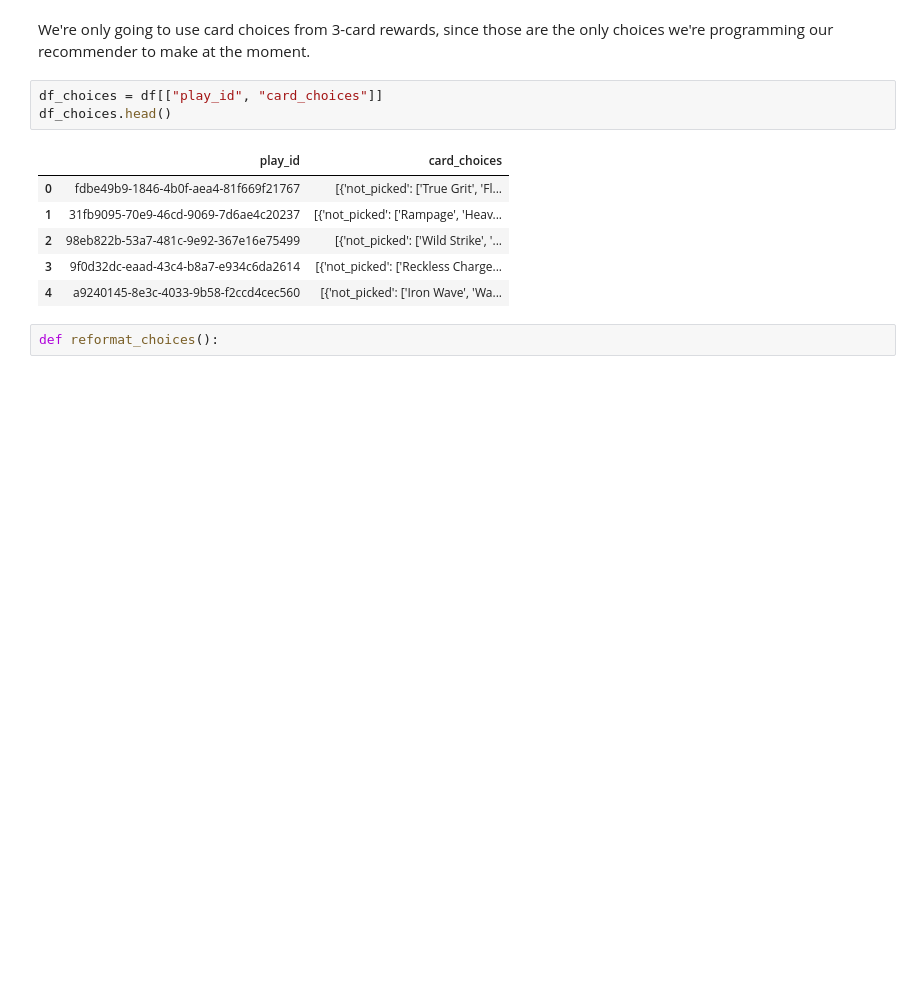
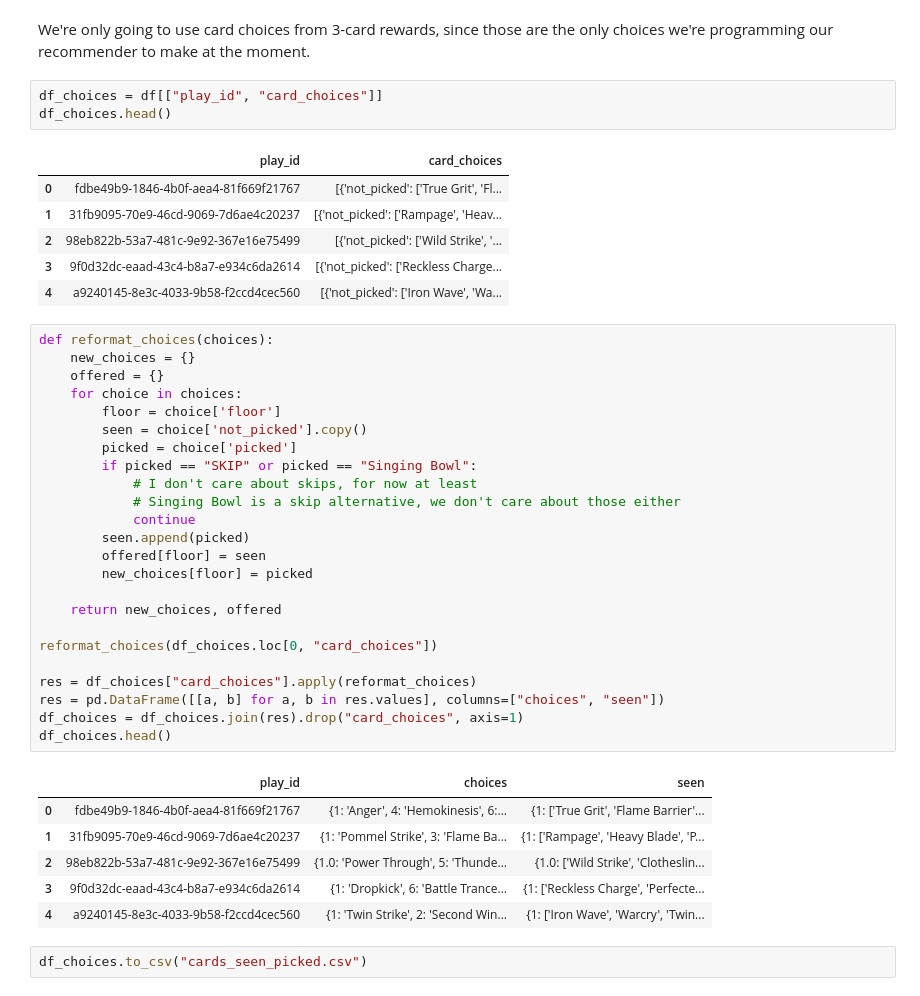
Before and after one commit to charpath/sts-recommender, a Jupyter notebook: preprocessing.ipynb, the cells around one changed output. Drawn from its saved outputs; the diff is of its cells as text; blank space fills up the shorter version.

Commit message:
Created dataframe with card picks and cards seen

```diff
--- a/preprocessing.ipynb
+++ b/preprocessing.ipynb
@@ -431,4 +430,35 @@ df_choices.head()
 | 3 | 9f0d32dc-eaad-43c4-b8a7-e934c6da2614 | [{'not_picked': ['Reckless Charge... |
 | 4 | a9240145-8e3c-4033-9b58-f2ccd4cec560 | [{'not_picked': ['Iron Wave', 'Wa... |
 # %%
-def reformat_choices():
+def reformat_choices(choices):
+    new_choices = {}
+    offered = {}
+    for choice in choices:
+        floor = choice['floor']
+        seen = choice['not_picked'].copy()
+        picked = choice['picked']
+        if picked == "SKIP" or picked == "Singing Bowl":
+            # I don't care about skips, for now at least
+            # Singing Bowl is a skip alternative, we don't care about those either
+            continue
+        seen.append(picked)
+        offered[floor] = seen
+        new_choices[floor] = picked
+
+    return new_choices, offered
+
+reformat_choices(df_choices.loc[0, "card_choices"])
+
+res = df_choices["card_choices"].apply(reformat_choices)
+res = pd.DataFrame([[a, b] for a, b in res.values], columns=["choices", "seen"])
+df_choices = df_choices.join(res).drop("card_choices", axis=1)
+df_choices.head()
+# %% [output]
+|  | play_id | choices | seen |
+| 0 | fdbe49b9-1846-4b0f-aea4-81f669f21767 | {1: 'Anger', 4: 'Hemokinesis', 6:... | {1: ['True Grit', 'Flame Barrier'... |
+| 1 | 31fb9095-70e9-46cd-9069-7d6ae4c20237 | {1: 'Pommel Strike', 3: 'Flame Ba... | {1: ['Rampage', 'Heavy Blade', 'P... |
+| 2 | 98eb822b-53a7-481c-9e92-367e16e75499 | {1.0: 'Power Through', 5: 'Thunde... | {1.0: ['Wild Strike', 'Clotheslin... |
+| 3 | 9f0d32dc-eaad-43c4-b8a7-e934c6da2614 | {1: 'Dropkick', 6: 'Battle Trance... | {1: ['Reckless Charge', 'Perfecte... |
+| 4 | a9240145-8e3c-4033-9b58-f2ccd4cec560 | {1: 'Twin Strike', 2: 'Second Win... | {1: ['Iron Wave', 'Warcry', 'Twin... |
+# %%
+df_choices.to_csv("cards_seen_picked.csv")
```
Also changed, not shown: parts of 3 cells of this notebook.
